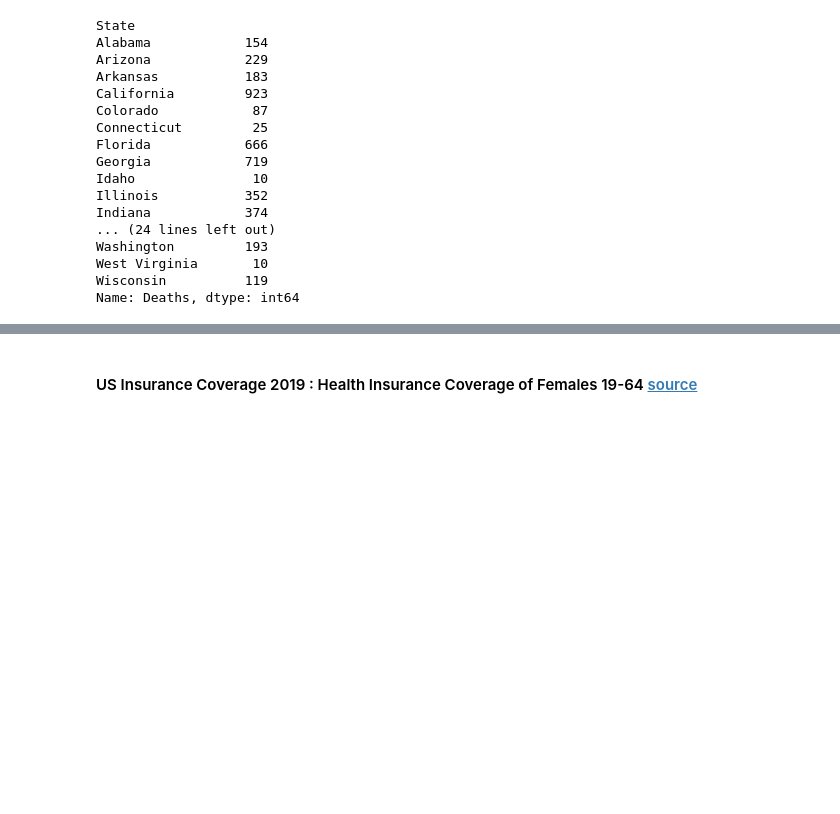
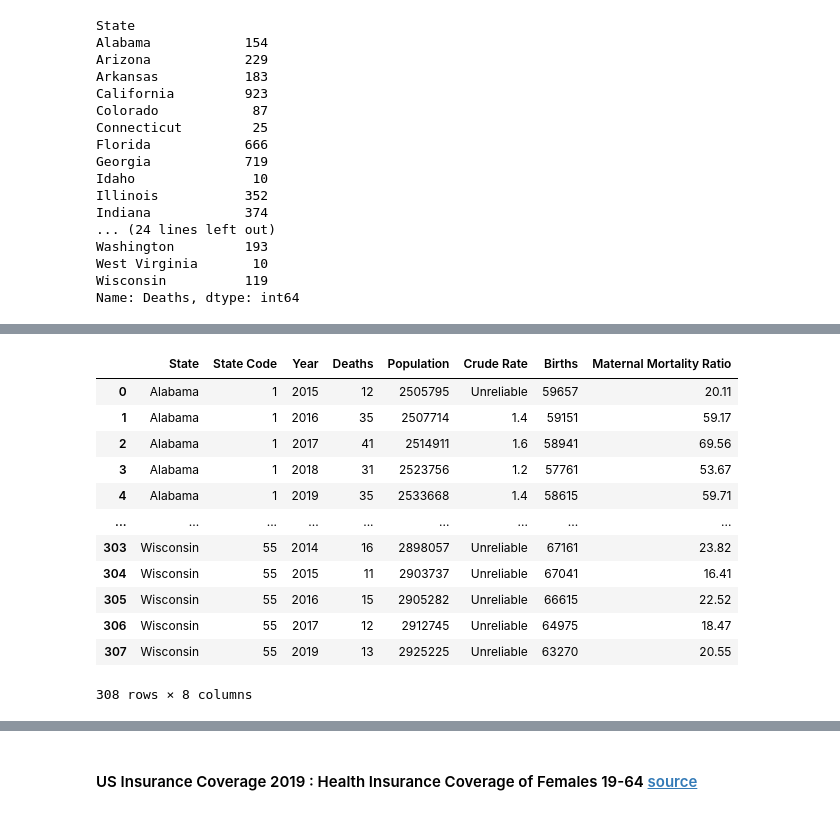
Before and after one commit to LeeProut/US-Maternal-Mortality, a Jupyter notebook: MMR_CDC.ipynb, the cells around one changed output, grey strips where cells are left out. Drawn from its saved outputs; the diff is of its cells as text; code cells hidden in the pictures; blank space fills up the shorter version.

Commit message:
added CDC data on births and calculated Maternal Mortality Ratio

```diff
--- a/MMR_CDC.ipynb
+++ b/MMR_CDC.ipynb
@@ -8,6 +8,7 @@ import numpy as np
 # Name of the CSV file
 #CDC data, later updated DataFrame to use just the years 2009-2019
 CDC_file = 'Resources/2005-2019-MMR-US-CDC.csv'
+CDC_births = 'Resources/Births_CDC_2009_2019.csv'
 
 # insurance files by year
 ins_file_2019 = 'Resources/2019-US-health-insurance-coverage.csv'
@@ -19,6 +20,7 @@ ins_file_2009 = 'Resources/2009_US_ins_coverage.csv'
 # %%
 # read csv files
 cdc_df = pd.read_csv(CDC_file)
+cdc_births_df = pd.read_csv(CDC_births, names=['State', 'State Code', 'Year', 'Births'], header=0)
 ins_df = pd.read_csv(ins_file_2019, names=['Location', 'Employer', 'Non-Group', 'Medicaid', 'Medicare',
        'Military', 'Uninsured', 'Total', 'Footnotes'], header=0)
 ins_df_2017 = pd.read_csv(ins_file_2017, names=['Location', 'Employer', 'Non-Group', 'Medicaid', 'Medicare',
@@ -191,0 +224,4 @@ Name: Deaths, dtype: int64
+# %%
+# merge two CDC dataframes
+CDC_data = pd.merge(mmr_range_df, cdc_births_df, how="inner", on=["State", "State Code", "Year"])
+CDC_data
@@ -191,0 +242,4 @@ Name: Deaths, dtype: int64
+# %%
+# calculate Maternal Mortality Ratio (Number of maternal deaths / Number of live births) X 100,000
+ratio = round(CDC_data["Deaths"] / CDC_data["Births"] * 100000, 2)
+ratio
@@ -191,0 +259,18 @@ Name: Deaths, dtype: int64
+# %%
+# add MMR as a column to the dataframe
+CDC_data["Maternal Mortality Ratio"] = ratio
+CDC_data
+# %% [output]
+|  | State | State Code | Year | Deaths | Population | Crude Rate | Births | Maternal Mortality Ratio |
+| 0 | Alabama | 1 | 2015 | 12 | 2505795 | Unreliable | 59657 | 20.11 |
+| 1 | Alabama | 1 | 2016 | 35 | 2507714 | 1.4 | 59151 | 59.17 |
+| 2 | Alabama | 1 | 2017 | 41 | 2514911 | 1.6 | 58941 | 69.56 |
+| 3 | Alabama | 1 | 2018 | 31 | 2523756 | 1.2 | 57761 | 53.67 |
+| 4 | Alabama | 1 | 2019 | 35 | 2533668 | 1.4 | 58615 | 59.71 |
+| ... | ... | ... | ... | ... | ... | ... | ... | ... |
+| 303 | Wisconsin | 55 | 2014 | 16 | 2898057 | Unreliable | 67161 | 23.82 |
+| 304 | Wisconsin | 55 | 2015 | 11 | 2903737 | Unreliable | 67041 | 16.41 |
+| 305 | Wisconsin | 55 | 2016 | 15 | 2905282 | Unreliable | 66615 | 22.52 |
+| 306 | Wisconsin | 55 | 2017 | 12 | 2912745 | Unreliable | 64975 | 18.47 |
+| 307 | Wisconsin | 55 | 2019 | 13 | 2925225 | Unreliable | 63270 | 20.55 |
+308 rows × 8 columns
```
Also changed, not shown: parts of 7 cells of this notebook, 1 other file.
